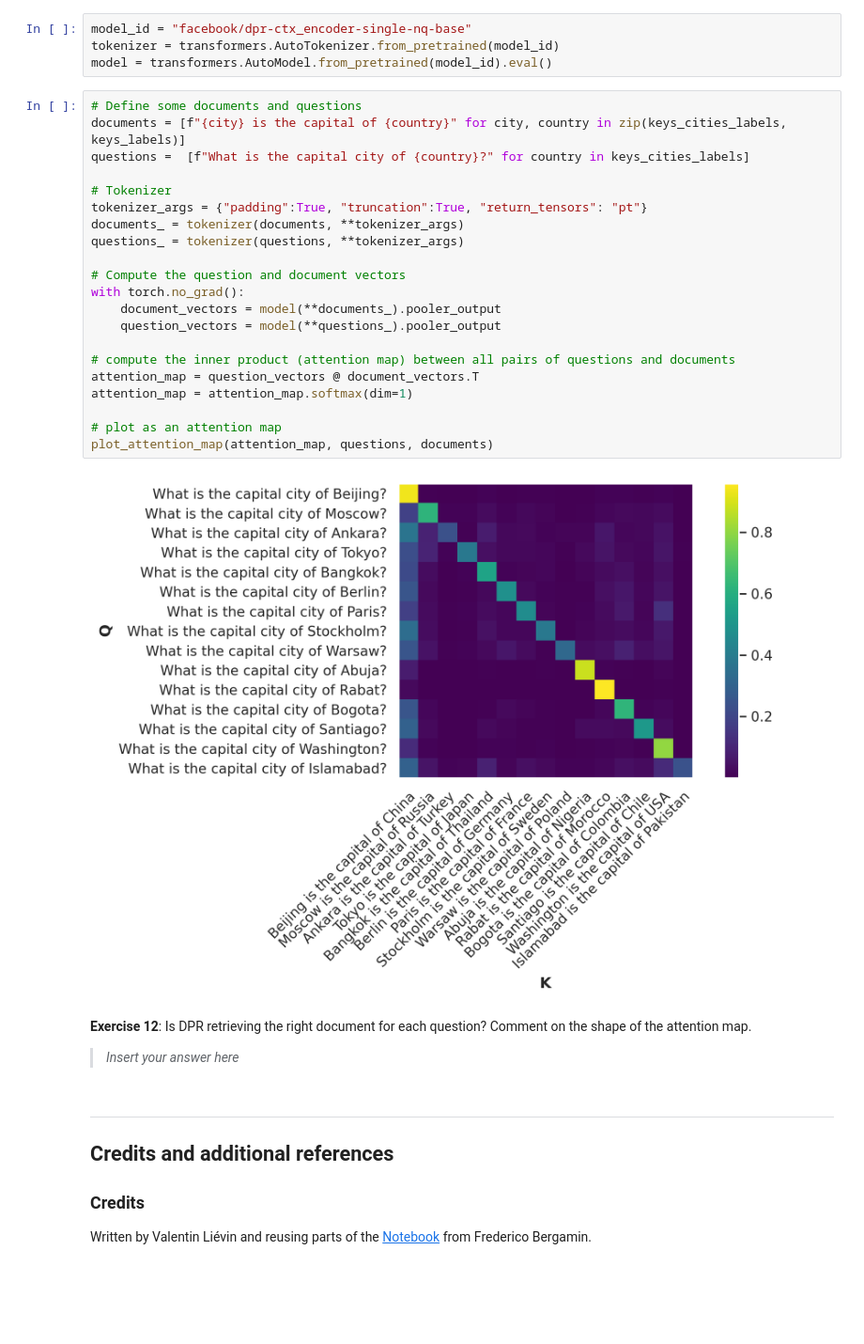
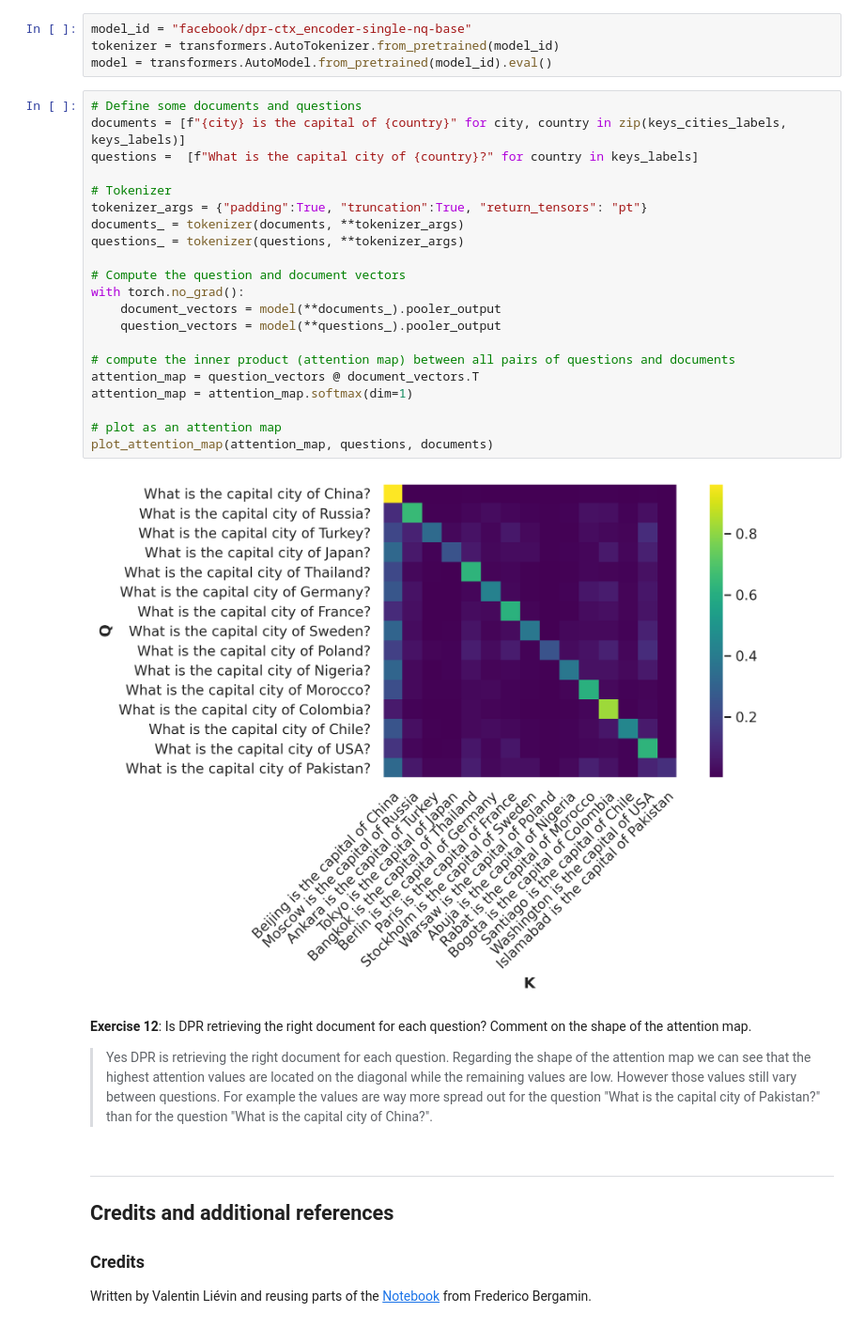
Before and after one commit to samyhaff/02456-deep-learning-with-PyTorch, a Jupyter notebook: 5_Transformers/5_1_EXE_deep_learning_with_transformers.ipynb, the cells around one changed output. Shown at 94% size. Saved outputs shown, nothing was run; the diff lists cells and outputs as text; blank space fills up the shorter version.

Commit message:
Solved remaining exercises

```diff
--- a/5_Transformers/5_1_EXE_deep_learning_with_transformers.ipynb
+++ b/5_Transformers/5_1_EXE_deep_learning_with_transformers.ipynb
@@ -1212,30 +1213,30 @@ model = transformers.AutoModel.from_pretrained(model_id).eval()
 # %%
 # Define some documents and questions
 documents = [f"{city} is the capital of {country}" for city, country in zip(keys_cities_labels, keys_labels)]
-questions =  [f"What is the capital city of {country}?" for country in keys_cities_labels]
+questions =  [f"What is the capital city of {country}?" for country in keys_labels]
 
 # Tokenizer
 tokenizer_args = {"padding":True, "truncation":True, "return_tensors": "pt"}
 documents_ = tokenizer(documents, **tokenizer_args)
 questions_ = tokenizer(questions, **tokenizer_args)
 
 # Compute the question and document vectors
 with torch.no_grad():
     document_vectors = model(**documents_).pooler_output
     question_vectors = model(**questions_).pooler_output
 
 # compute the inner product (attention map) between all pairs of questions and documents
 attention_map = question_vectors @ document_vectors.T
 attention_map = attention_map.softmax(dim=1)
 
 # plot as an attention map
 plot_attention_map(attention_map, questions, documents)
 # %% [output]
-[figure, old version]
+[figure, new version]
-# %% [markdown]
-**Exercise 12**: Is DPR retrieving the right document for each question? Comment on the shape of the attention map.
-
-> *Insert your answer here*
+# %% [markdown]
+**Exercise 12**: Is DPR retrieving the right document for each question? Comment on the shape of the attention map.
+
+> Yes DPR is retrieving the right document for each question. Regarding the shape of the attention map we can see that the highest attention values are located on the diagonal while the remaining values are low. However those values still vary between questions. For example the values are way more spread out for the question "What is the capital city of Pakistan?" than for the question "What is the capital city of China?".
 # %% [markdown]
 ---
 ## Credits and additional references
```
Also changed, not shown: parts of 4 cells of this notebook.
